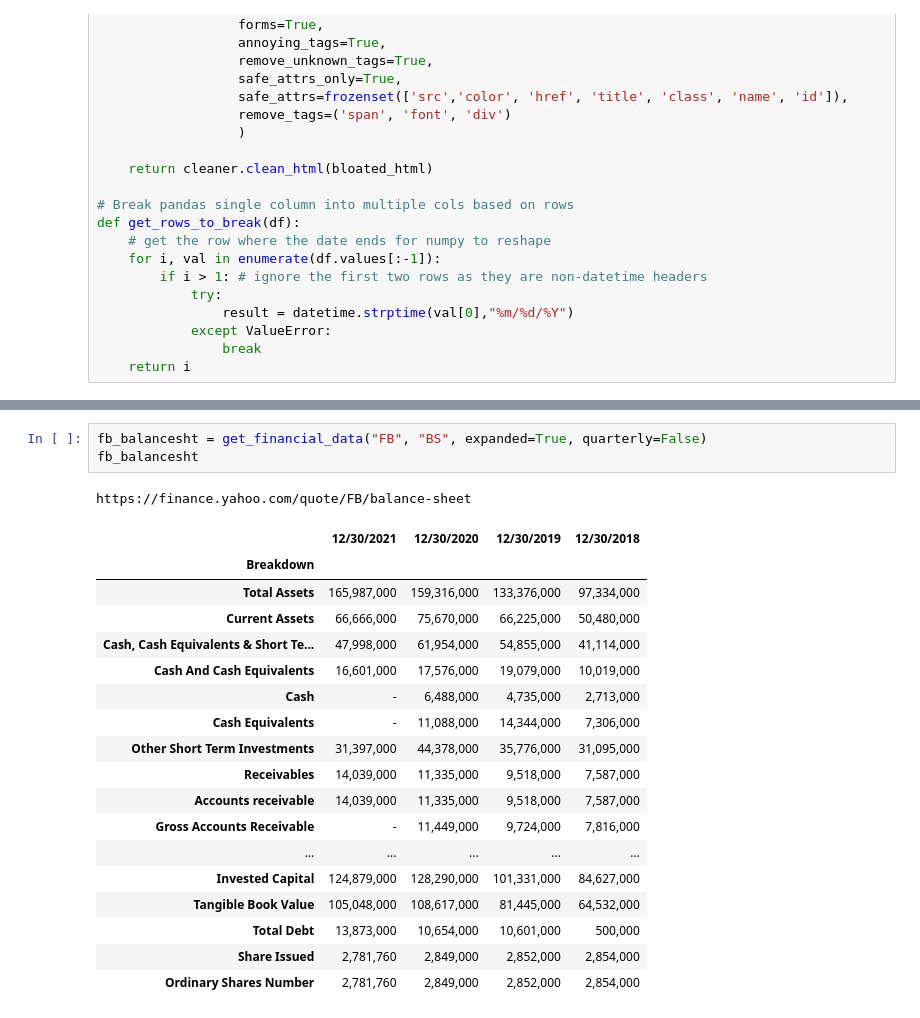
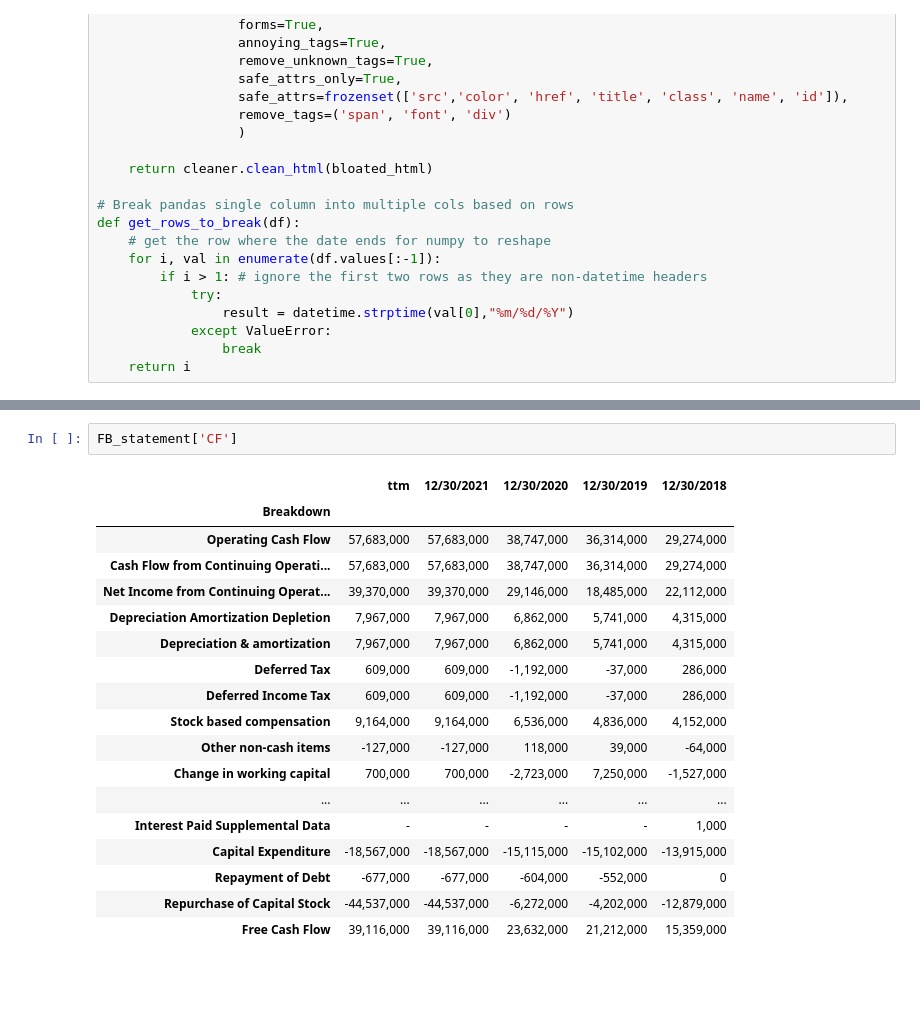
Before and after one commit to ankolaver/finyahoo-financialdata, a Jupyter notebook: getfindata.ipynb, the cells around one changed output, grey strips where cells are left out. Saved outputs shown, nothing was run; the diff lists cells and outputs as text; blank space fills up the shorter version.

```diff
--- a/getfindata.ipynb
+++ b/getfindata.ipynb
@@ -182,24 +187,22 @@ https://finance.yahoo.com/quote/FB/balance-sheet
-# %%
-fb_balancesht = get_financial_data("FB", "BS", expanded=True, quarterly=False)
-fb_balancesht
-# %% [output]
-https://finance.yahoo.com/quote/FB/balance-sheet
-|  | 12/30/2021 | 12/30/2020 | 12/30/2019 | 12/30/2018 |
-| Breakdown |  |  |  |  |
-| Total Assets | 165,987,000 | 159,316,000 | 133,376,000 | 97,334,000 |
-| Current Assets | 66,666,000 | 75,670,000 | 66,225,000 | 50,480,000 |
-| Cash, Cash Equivalents & Short Te... | 47,998,000 | 61,954,000 | 54,855,000 | 41,114,000 |
-| Cash And Cash Equivalents | 16,601,000 | 17,576,000 | 19,079,000 | 10,019,000 |
-| Cash | - | 6,488,000 | 4,735,000 | 2,713,000 |
-| Cash Equivalents | - | 11,088,000 | 14,344,000 | 7,306,000 |
-| Other Short Term Investments | 31,397,000 | 44,378,000 | 35,776,000 | 31,095,000 |
-| Receivables | 14,039,000 | 11,335,000 | 9,518,000 | 7,587,000 |
-| Accounts receivable | 14,039,000 | 11,335,000 | 9,518,000 | 7,587,000 |
-| Gross Accounts Receivable | - | 11,449,000 | 9,724,000 | 7,816,000 |
-| ... | ... | ... | ... | ... |
-| Invested Capital | 124,879,000 | 128,290,000 | 101,331,000 | 84,627,000 |
-| Tangible Book Value | 105,048,000 | 108,617,000 | 81,445,000 | 64,532,000 |
-| Total Debt | 13,873,000 | 10,654,000 | 10,601,000 | 500,000 |
-| Share Issued | 2,781,760 | 2,849,000 | 2,852,000 | 2,854,000 |
-| Ordinary Shares Number | 2,781,760 | 2,849,000 | 2,852,000 | 2,854,000 |
+# %%
+FB_statement['CF']
+# %% [output]
+|  | ttm | 12/30/2021 | 12/30/2020 | 12/30/2019 | 12/30/2018 |
+| Breakdown |  |  |  |  |  |
+| Operating Cash Flow | 57,683,000 | 57,683,000 | 38,747,000 | 36,314,000 | 29,274,000 |
+| Cash Flow from Continuing Operati... | 57,683,000 | 57,683,000 | 38,747,000 | 36,314,000 | 29,274,000 |
+| Net Income from Continuing Operat... | 39,370,000 | 39,370,000 | 29,146,000 | 18,485,000 | 22,112,000 |
+| Depreciation Amortization Depletion | 7,967,000 | 7,967,000 | 6,862,000 | 5,741,000 | 4,315,000 |
+| Depreciation & amortization | 7,967,000 | 7,967,000 | 6,862,000 | 5,741,000 | 4,315,000 |
+| Deferred Tax | 609,000 | 609,000 | -1,192,000 | -37,000 | 286,000 |
+| Deferred Income Tax | 609,000 | 609,000 | -1,192,000 | -37,000 | 286,000 |
+| Stock based compensation | 9,164,000 | 9,164,000 | 6,536,000 | 4,836,000 | 4,152,000 |
+| Other non-cash items | -127,000 | -127,000 | 118,000 | 39,000 | -64,000 |
+| Change in working capital | 700,000 | 700,000 | -2,723,000 | 7,250,000 | -1,527,000 |
+| ... | ... | ... | ... | ... | ... |
+| Interest Paid Supplemental Data | - | - | - | - | 1,000 |
+| Capital Expenditure | -18,567,000 | -18,567,000 | -15,115,000 | -15,102,000 | -13,915,000 |
+| Repayment of Debt | -677,000 | -677,000 | -604,000 | -552,000 | 0 |
+| Repurchase of Capital Stock | -44,537,000 | -44,537,000 | -6,272,000 | -4,202,000 | -12,879,000 |
+| Free Cash Flow | 39,116,000 | 39,116,000 | 23,632,000 | 21,212,000 | 15,359,000 |
 # %%
```
Also changed, not shown: parts of 10 cells of this notebook, 1 other file.
